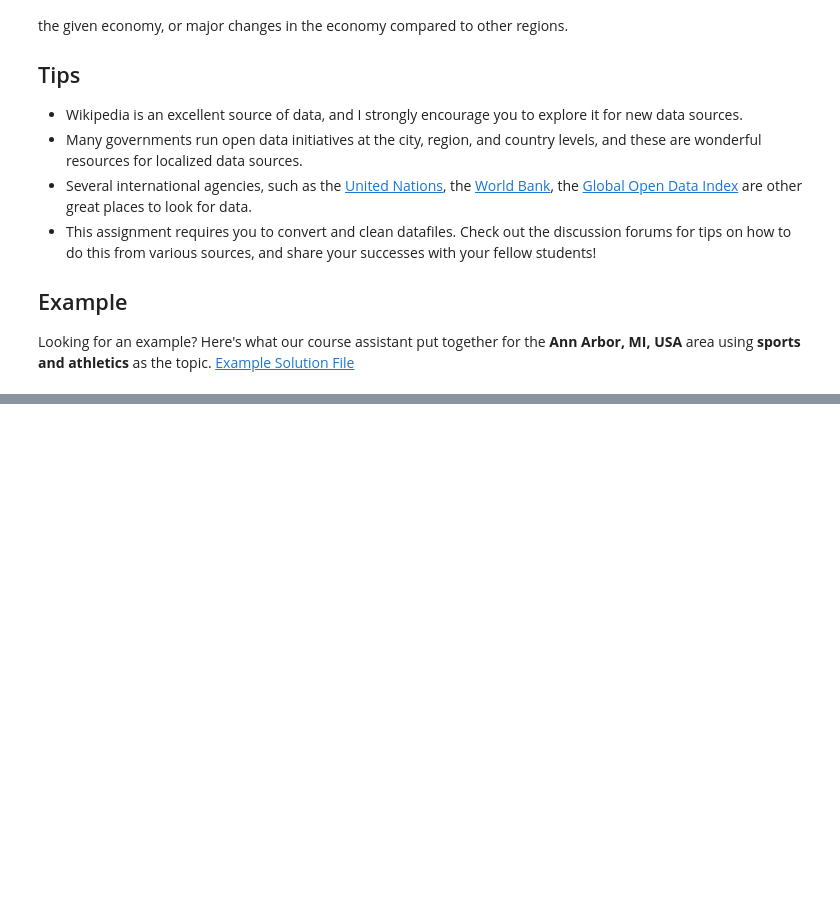
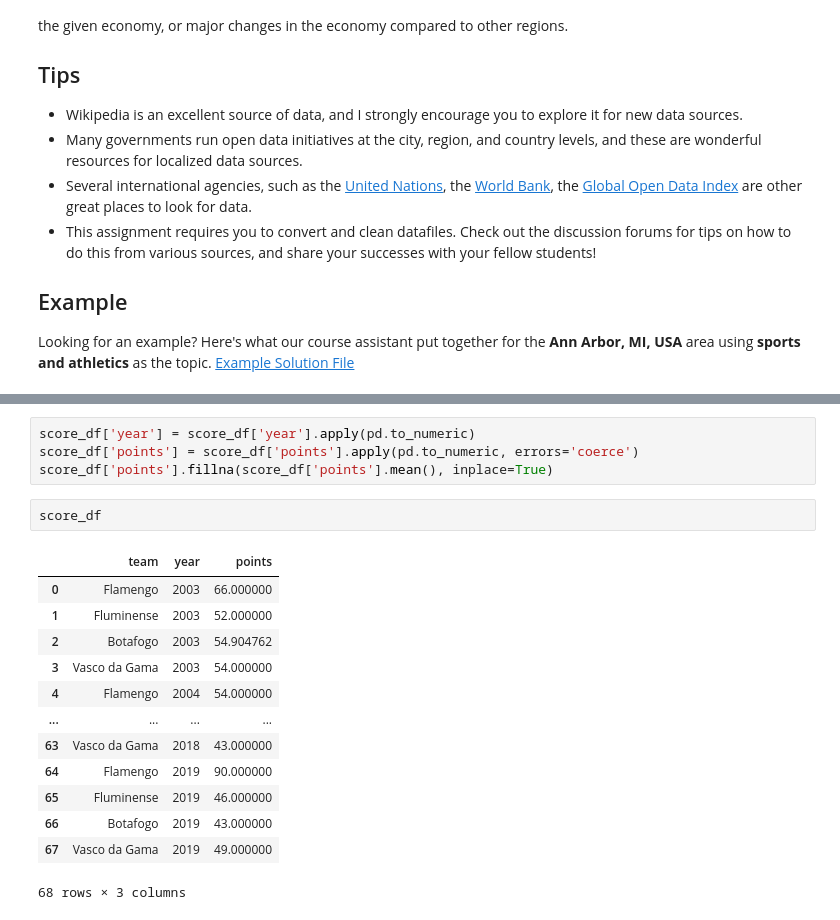
Before and after one commit to clawall/applied-plotting-charting-data-representation-in-python, a Jupyter notebook: assignment_4/Assignment4.ipynb, the cells around one changed output, grey strips where cells are left out. Cells and saved outputs as stored; diff of their text form; blank space fills up the shorter version.

```diff
--- a/assignment_4/Assignment4.ipynb
+++ b/assignment_4/Assignment4.ipynb
@@ -59,0 +77,20 @@ ValueError: These `style` levels are missing dashes: {'2019', '2017', '2015', '2
+# %%
+score_df['year'] = score_df['year'].apply(pd.to_numeric)
+score_df['points'] = score_df['points'].apply(pd.to_numeric, errors='coerce')
+score_df['points'].fillna(score_df['points'].mean(), inplace=True)
+# %%
+score_df
+# %% [output]
+|  | team | year | points |
+| 0 | Flamengo | 2003 | 66.000000 |
+| 1 | Fluminense | 2003 | 52.000000 |
+| 2 | Botafogo | 2003 | 54.904762 |
+| 3 | Vasco da Gama | 2003 | 54.000000 |
+| 4 | Flamengo | 2004 | 54.000000 |
+| ... | ... | ... | ... |
+| 63 | Vasco da Gama | 2018 | 43.000000 |
+| 64 | Flamengo | 2019 | 90.000000 |
+| 65 | Fluminense | 2019 | 46.000000 |
+| 66 | Botafogo | 2019 | 43.000000 |
+| 67 | Vasco da Gama | 2019 | 49.000000 |
+68 rows × 3 columns
```
Also changed, not shown: parts of 10 cells of this notebook.
